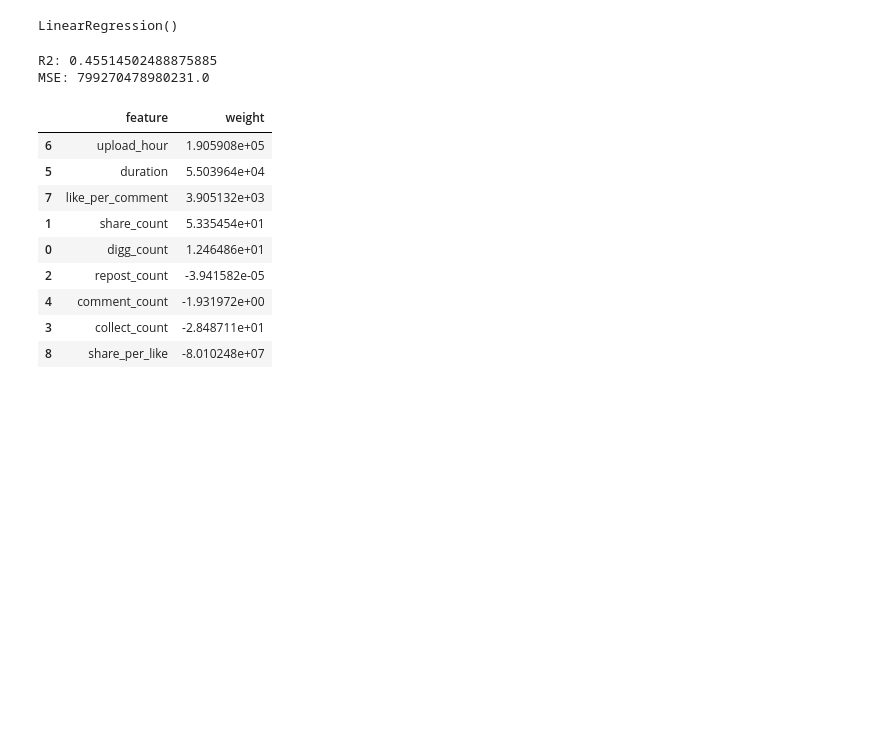
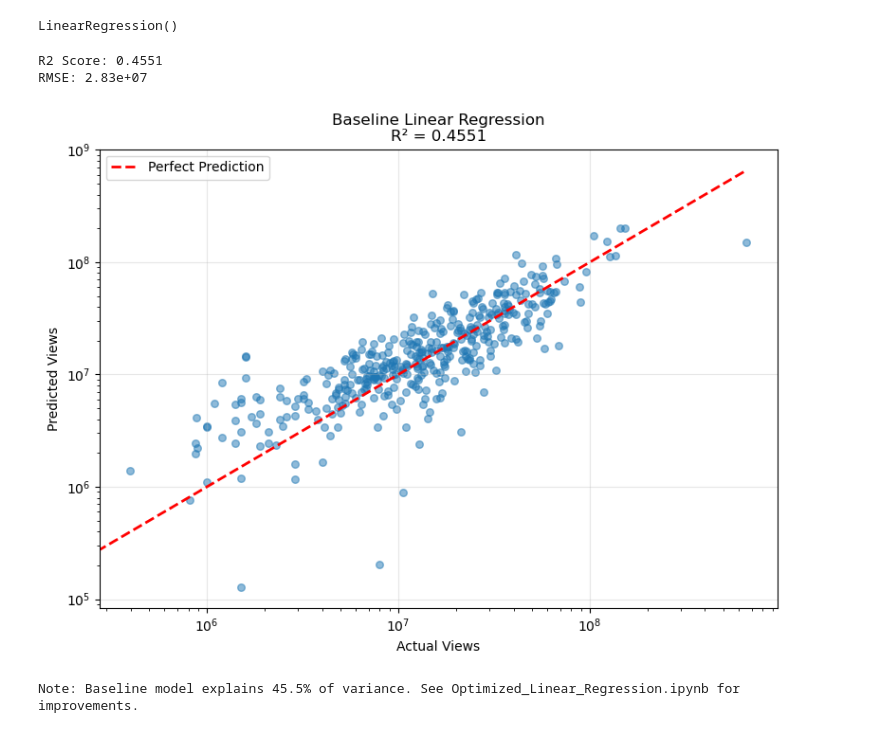
Before and after one commit to NazmulHayat/Tiktok-Viral-View, a Jupyter notebook: Linear_Regression.ipynb, the cells around one changed output. Saved outputs shown, nothing was run; the diff lists cells and outputs as text; code cells hidden in the pictures; blank space fills up the shorter version.

```diff
--- a/Linear_Regression.ipynb
+++ b/Linear_Regression.ipynb
@@ -197,33 +103,37 @@ LinearRegression()
 #model tries to guess the play_count of unseen videos
 preds = model.predict(X_test)
 # %%
+# Evaluate baseline model
 from sklearn.metrics import r2_score, mean_squared_error
 
-print("R2:", r2_score(y_test, preds))
-print("MSE:", mean_squared_error(y_test, preds))
+r2 = r2_score(y_test, preds)
+mse = mean_squared_error(y_test, preds)
+rmse = np.sqrt(mse)
+
+print(f"R2 Score: {r2:.4f}")
+print(f"RMSE: {rmse:.2e}")
 # %% [output]
-R2: 0.45514502488875885
-MSE: 799270478980231.0
+R2 Score: 0.4551
+RMSE: 2.83e+07
-# %%
-coef_df = pd.DataFrame({
-    "feature": X.columns,
-    "weight": model.coef_
-}).sort_values("weight", ascending=False)
-
-coef_df
-# %% [output]
-|  | feature | weight |
-| 6 | upload_hour | 1.905908e+05 |
-| 5 | duration | 5.503964e+04 |
-| 7 | like_per_comment | 3.905132e+03 |
-| 1 | share_count | 5.335454e+01 |
-| 0 | digg_count | 1.246486e+01 |
-| 2 | repost_count | -3.941582e-05 |
-| 4 | comment_count | -1.931972e+00 |
-| 3 | collect_count | -2.848711e+01 |
-| 8 | share_per_like | -8.010248e+07 |
 # %%
-# our model got 45.5% of the variation in TikTok views, which is not so great but it's a good starting point
-# ofcourse there are a lot of hidden parameters exist, but using this current data we can improve it more.
-# which we will see in the next part of the notebook
+# Visualize predictions vs actual
+plt.figure(figsize=(8, 6))
+plt.scatter(y_test, preds, alpha=0.5, s=30)
+max_val = max(max(y_test), max(preds))
+min_val = min(min(y_test), min(preds))
+plt.plot([min_val, max_val], [min_val, max_val], 'r--', lw=2, label='Perfect Prediction')
+plt.xlabel('Actual Views')
+plt.ylabel('Predicted Views')
+plt.title(f'Baseline Linear Regression\nR² = {r2:.4f}')
+plt.xscale('log')
+plt.yscale('log')
+plt.legend()
+plt.grid(True, alpha=0.3)
+plt.tight_layout()
+plt.show()
+
+print(f"\nNote: Baseline model explains {r2*100:.1f}% of variance. See Optimized_Linear_Regression.ipynb for improvements.")
+# %% [output]
+[figure, added]
+Note: Baseline model explains 45.5% of variance. See Optimized_Linear_Regression.ipynb for improvements.
 # %%
```
Also changed, not shown: parts of 9 cells of this notebook, 3 other files.
